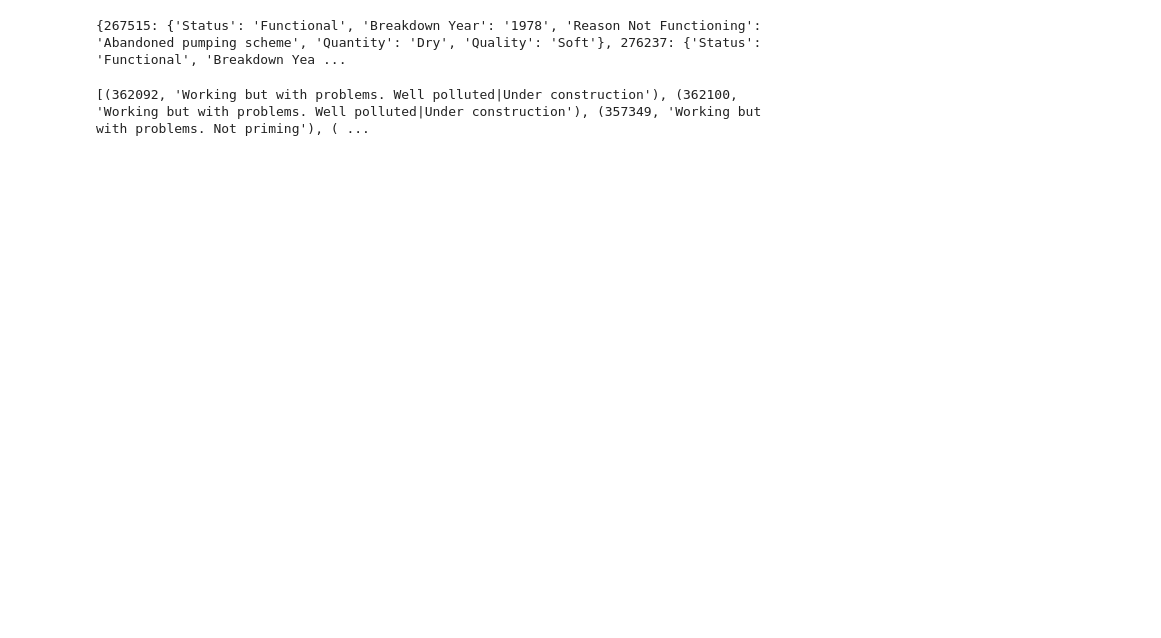
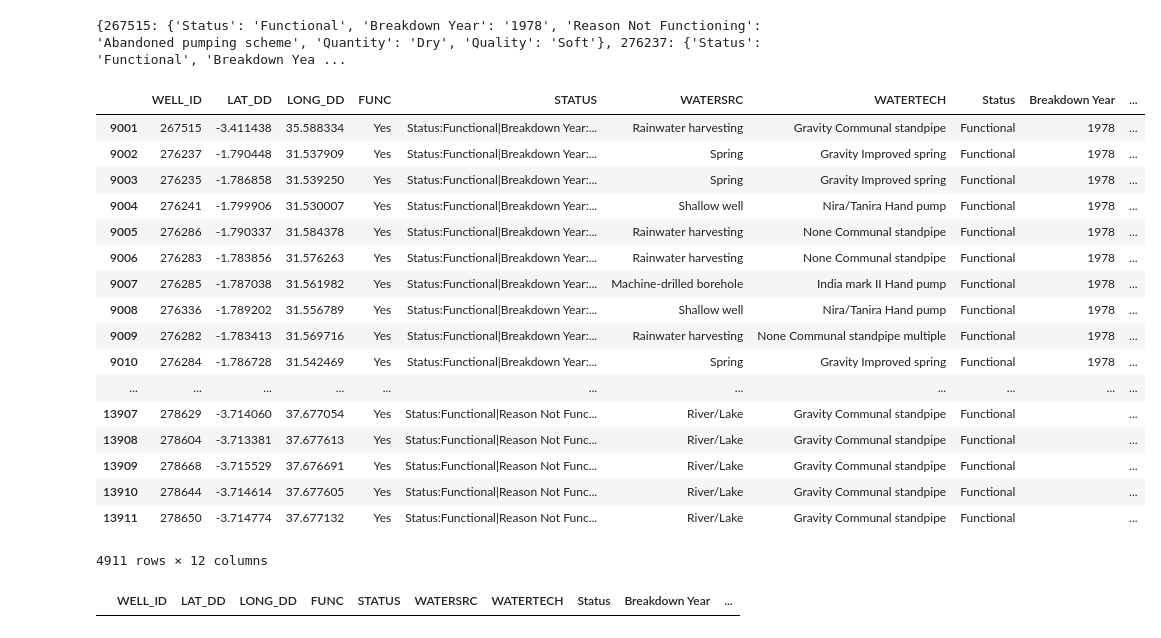
Before and after one commit to yeemey/haackwell, a Jupyter notebook: notebooks/issue7_wpdx_well_status.ipynb, the cells around one changed output. Saved outputs shown, nothing was run; the diff lists cells and outputs as text; code cells hidden in the pictures; blank space fills up the shorter version.

```diff
--- a/notebooks/issue7_wpdx_well_status.ipynb
+++ b/notebooks/issue7_wpdx_well_status.ipynb
@@ -86,17 +84,49 @@ Functional - PIPES  USED ARE OF SMALL DIAMETER.
 Name: STATUS, Length: 2135, dtype: int64
 # %%
-well_status = zip(well_status_df.index.tolist(), well_status_df['STATUS'].tolist())
+well_status = zip(well_status_df['WELL_ID'].tolist(), well_status_df['STATUS'].tolist())
 well_status_dict = {}
 for well_id, status in well_status:
     if re.search('Status:Not functional', status) or re.search('Status:Functional', status):
         status_dict = {x.split(':')[0]: x.split(':')[1] for x in status.split('|')}
-        #print(status_dict)
         well_status_dict[well_id] = status_dict
 print(well_status_dict)
 # %% [output]
 {267515: {'Status': 'Functional', 'Breakdown Year': '1978', 'Reason Not Functioning': 'Abandoned pumping scheme', 'Quantity': 'Dry', 'Quality': 'Soft'}, 276237: {'Status': 'Functional', 'Breakdown Yea ...
-# %%
-well_status = zip(well_status_df.index.tolist(), well_status_df['STATUS'].tolist())
-print(list(well_status))
-# %% [output]
-[(362092, 'Working but with problems. Well polluted|Under construction'), (362100, 'Working but with problems. Well polluted|Under construction'), (357349, 'Working but with problems. Not priming'), ( ...
+# %%
+col_names = []
+for value in well_status_dict.values():
+    for key in value.keys():
+        if key not in col_names:
+            col_names.append(key)
+for column in col_names:
+    well_status_df[column] = ''
+# %%
+for key, value in well_status_dict.items():
+    for col in value.keys():
+        row_index = well_status_df.loc[well_status_df['WELL_ID'] == key].index[0]
+        well_status_df.set_value(row_index, col, value[col])
+# %%
+well_status_df[well_status_df['Status'] == 'Functional']
+# %% [output]
+|  | WELL_ID | LAT_DD | LONG_DD | FUNC | STATUS | WATERSRC | WATERTECH | Status | Breakdown Year | ... |
+| 9001 | 267515 | -3.411438 | 35.588334 | Yes | Status:Functional|Breakdown Year:... | Rainwater harvesting | Gravity Communal standpipe | Functional | 1978 | ... |
+| 9002 | 276237 | -1.790448 | 31.537909 | Yes | Status:Functional|Breakdown Year:... | Spring | Gravity Improved spring | Functional | 1978 | ... |
+| 9003 | 276235 | -1.786858 | 31.539250 | Yes | Status:Functional|Breakdown Year:... | Spring | Gravity Improved spring | Functional | 1978 | ... |
+| 9004 | 276241 | -1.799906 | 31.530007 | Yes | Status:Functional|Breakdown Year:... | Shallow well | Nira/Tanira Hand pump | Functional | 1978 | ... |
+| 9005 | 276286 | -1.790337 | 31.584378 | Yes | Status:Functional|Breakdown Year:... | Rainwater harvesting | None Communal standpipe | Functional | 1978 | ... |
+| 9006 | 276283 | -1.783856 | 31.576263 | Yes | Status:Functional|Breakdown Year:... | Rainwater harvesting | None Communal standpipe | Functional | 1978 | ... |
+| 9007 | 276285 | -1.787038 | 31.561982 | Yes | Status:Functional|Breakdown Year:... | Machine-drilled borehole | India mark II Hand pump | Functional | 1978 | ... |
+| 9008 | 276336 | -1.789202 | 31.556789 | Yes | Status:Functional|Breakdown Year:... | Shallow well | Nira/Tanira Hand pump | Functional | 1978 | ... |
+| 9009 | 276282 | -1.783413 | 31.569716 | Yes | Status:Functional|Breakdown Year:... | Rainwater harvesting | None Communal standpipe multiple | Functional | 1978 | ... |
+| 9010 | 276284 | -1.786728 | 31.542469 | Yes | Status:Functional|Breakdown Year:... | Spring | Gravity Improved spring | Functional | 1978 | ... |
+| ... | ... | ... | ... | ... | ... | ... | ... | ... | ... | ... |
+| 13907 | 278629 | -3.714060 | 37.677054 | Yes | Status:Functional|Reason Not Func... | River/Lake | Gravity Communal standpipe | Functional |  | ... |
+| 13908 | 278604 | -3.713381 | 37.677613 | Yes | Status:Functional|Reason Not Func... | River/Lake | Gravity Communal standpipe | Functional |  | ... |
+| 13909 | 278668 | -3.715529 | 37.676691 | Yes | Status:Functional|Reason Not Func... | River/Lake | Gravity Communal standpipe | Functional |  | ... |
+| 13910 | 278644 | -3.714614 | 37.677605 | Yes | Status:Functional|Reason Not Func... | River/Lake | Gravity Communal standpipe | Functional |  | ... |
+| 13911 | 278650 | -3.714774 | 37.677132 | Yes | Status:Functional|Reason Not Func... | River/Lake | Gravity Communal standpipe | Functional |  | ... |
+4911 rows × 12 columns
+# %%
+well_status_df[well_status_df['Status'] == 'Not Functional']
+# %% [output]
+|  | WELL_ID | LAT_DD | LONG_DD | FUNC | STATUS | WATERSRC | WATERTECH | Status | Breakdown Year | ... |
```
Also changed, not shown: parts of 2 cells of this notebook.
